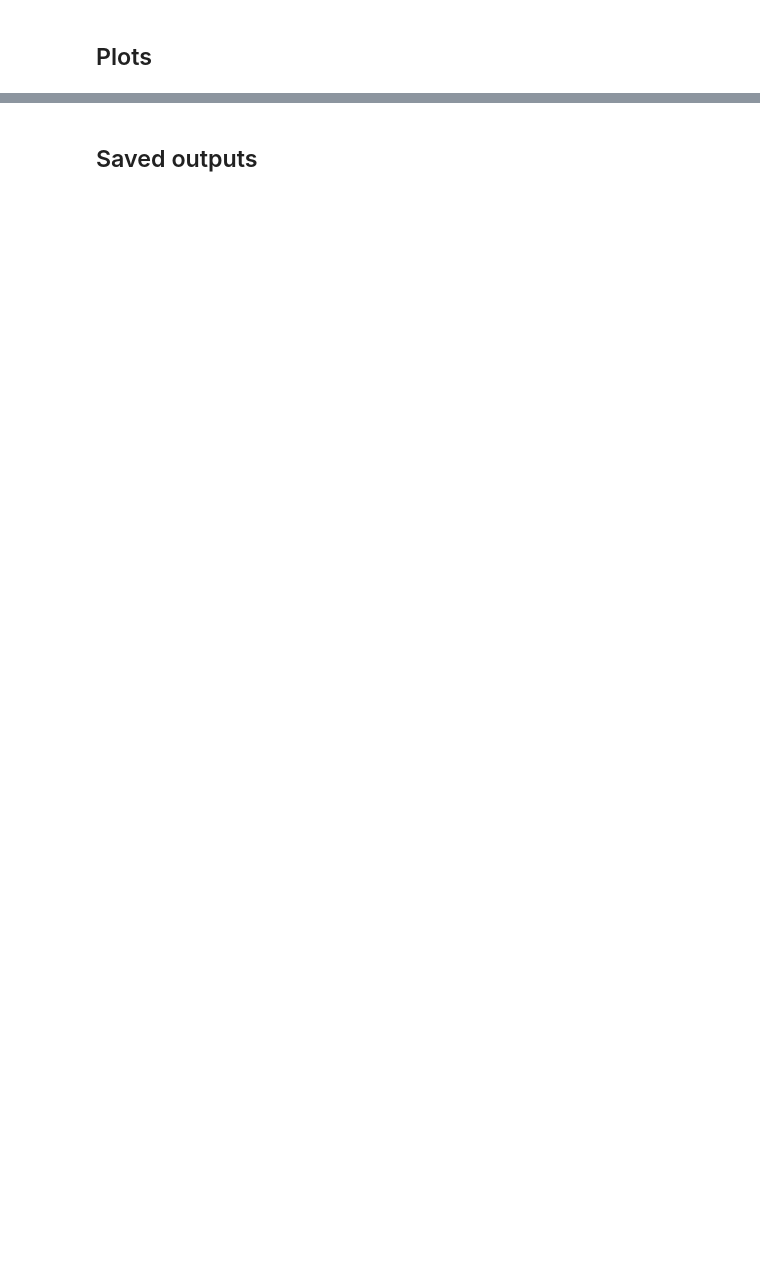
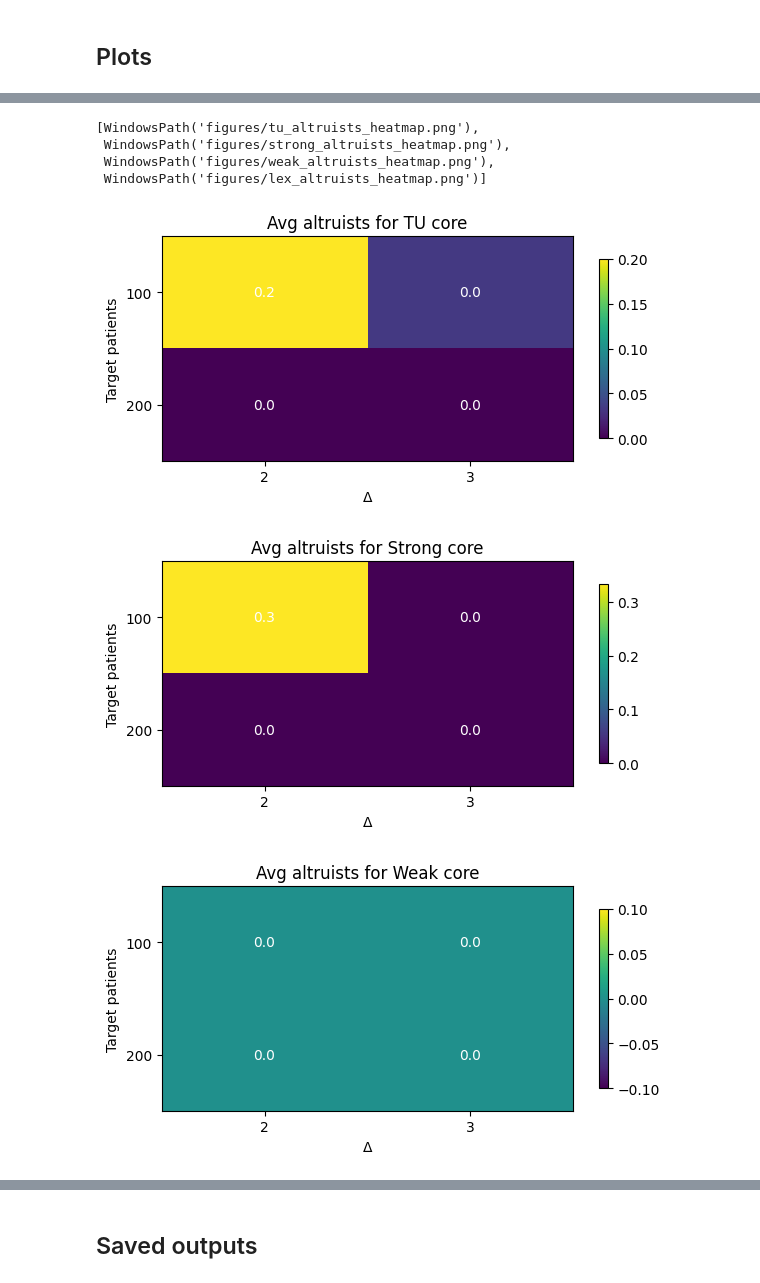
Before and after one commit to tr1gergo/KEP-CORE, a Jupyter notebook: paper_simulations.ipynb, the cells around one changed output, grey strips where cells are left out. Saved outputs shown, nothing was run; the diff lists cells and outputs as text; code cells hidden in the pictures; blank space fills up the shorter version.

```diff
--- a/paper_simulations.ipynb
+++ b/paper_simulations.ipynb
@@ -20,17 +20,17 @@ from KEP_functions import (
     lexicographic_core_search,
 )
 # %%
-PLAYER_GRID = [5, 10, 15, 20, 30, 50]
+PLAYER_GRID = [5, 10, 15, 20, 30]
 NUM_PATIENTS_GRID = [
     {'label': '100', 'value': 100},
     {'label': '200', 'value': 200},
-    {'label': '400', 'value': 400},
-    {'label': 'max', 'value': None},
+    {'label': '500', 'value': 500},
+  #  {'label': 'max', 'value': 1000},
 ]
 NUM_PATIENT_LABELS = [cfg['label'] for cfg in NUM_PATIENTS_GRID]
-DELTAS = [2, 3]
-MAX_COAL_SIZE = 3
-SOLVER = 'CBC'
+DELTAS = [2,3]
+MAX_COAL_SIZE = 4
+SOLVER = 'GUROBI'
 INSTANCE_DIR = Path('instances_large')
 FIGURE_DIR = Path('figures')
 FIGURE_DIR.mkdir(exist_ok=True)
@@ -41,7 +41,7 @@ def stable_seed(*items) -> int:
     acc = 0
     for item in items:
         for ch in str(item):
-            acc = (acc * 131 + ord(ch)) % (2**32)
+            acc = (acc * 43 + ord(ch)) % (2**32)
     return acc
 
 
@@ -173,4 +205,6 @@ results_df
 # %%
+results_df = pd.DataFrame(simulation_records)
+results_df
 RESULTS_CSV = FIGURE_DIR / 'paper_simulations_results.csv'
 results_df.to_csv(RESULTS_CSV, index=False)
 RESULTS_CSV
@@ -223,28 +313,41 @@ line_fig_path
 # %%
 heatmap_paths = []
 for key, display_name in algo_labels.items():
     pivot = (
         results_df.groupby(['num_patients_label', 'Delta'])[key]
         .mean()
-        .reindex(NUM_PATIENT_LABELS)
-        .unstack('Delta')
+        .unstack('Delta')              # turn Δ into columns first
+        .reindex(index=NUM_PATIENT_LABELS)
+        .reindex(columns=DELTAS)       # enforce Δ ordering
     )
     if pivot.empty:
         continue
-    fig, ax = plt.subplots(figsize=(6, 0.6 * len(NUM_PATIENT_LABELS) + 2))
-    im = ax.imshow(pivot.values, aspect='auto', cmap='viridis')
+
+    data = np.atleast_2d(pivot.values)
+    fig, ax = plt.subplots(figsize=(6, 0.6 * len(pivot.index) + 2))
+    im = ax.imshow(data, aspect='auto', cmap='viridis')
     ax.set_xticks(range(len(pivot.columns)))
     ax.set_xticklabels(pivot.columns)
     ax.set_yticks(range(len(pivot.index)))
     ax.set_yticklabels(pivot.index)
     ax.set_xlabel('Δ')
     ax.set_ylabel('Target patients')
     ax.set_title(f"Avg altruists for {display_name}")
-    for (row, col), val in np.ndenumerate(pivot.values):
-        ax.text(col, row, f"{val:.1f}", ha='center', va='center', color='white')
+    for (row, col), val in np.ndenumerate(data):
+        if np.isfinite(val):
+            ax.text(col, row, f"{val:.1f}", ha='center', va='center', color='white')
     fig.colorbar(im, ax=ax, shrink=0.8)
     fig.tight_layout()
     path = FIGURE_DIR / f"{key}_heatmap.png"
     fig.savefig(path, dpi=200)
     heatmap_paths.append(path)
+
 heatmap_paths
+# %% [output]
+[WindowsPath('figures/tu_altruists_heatmap.png'),
+ WindowsPath('figures/strong_altruists_heatmap.png'),
+ WindowsPath('figures/weak_altruists_heatmap.png'),
+ WindowsPath('figures/lex_altruists_heatmap.png')]
+[figure, added]
+[figure, added]
+[figure, added]
```
Also changed, not shown: parts of 6 cells of this notebook.
